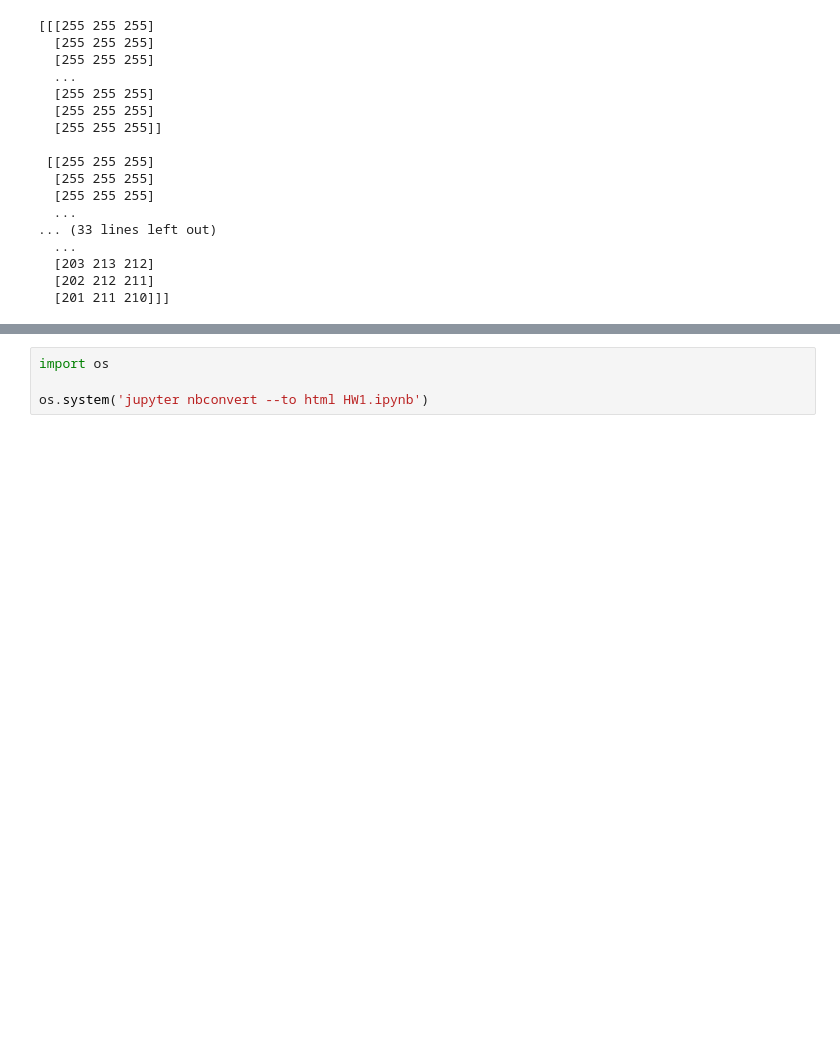
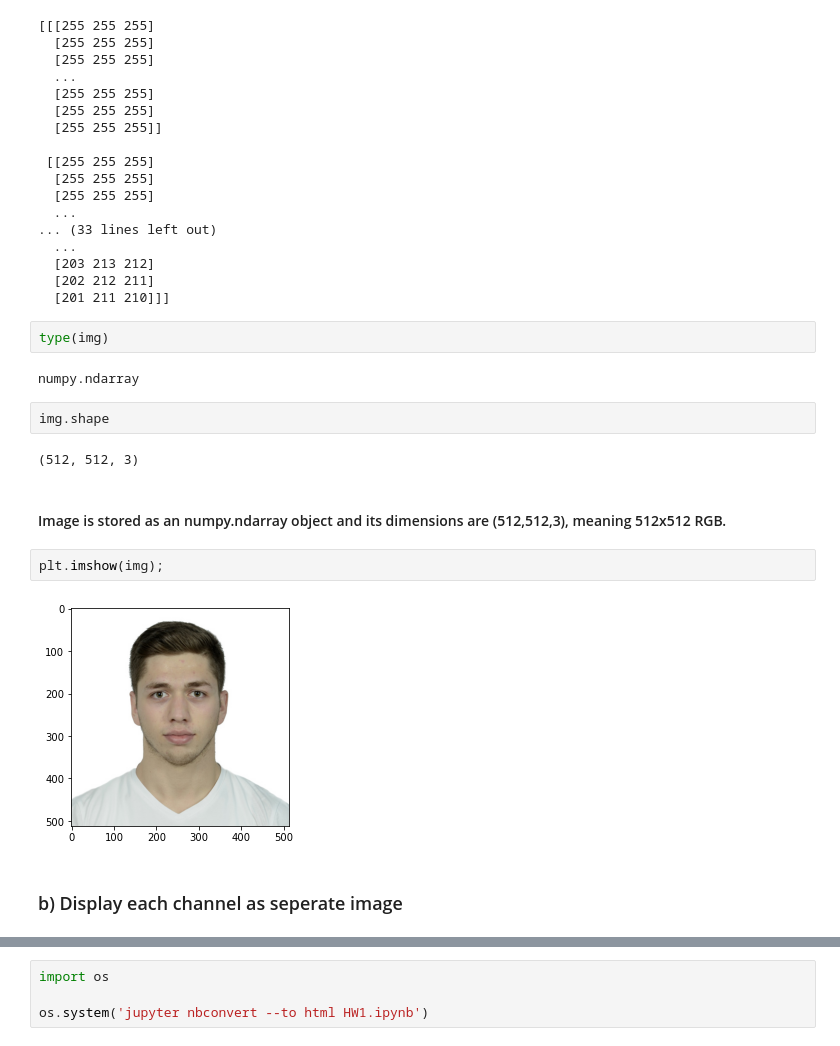
Before and after one commit to sencer4898/fall21-sencer4898, a Jupyter notebook: files/HW1.ipynb, the cells around one changed output, grey strips where cells are left out. Drawn from its saved outputs; the diff is of its cells as text; blank space fills up the shorter version.

```diff
--- a/files/HW1.ipynb
+++ b/files/HW1.ipynb
@@ -195,3 +195,19 @@ print(img)
   [203 213 212]
   [202 212 211]
   [201 211 210]]]
+# %%
+type(img)
+# %% [output]
+numpy.ndarray
+# %%
+img.shape
+# %% [output]
+(512, 512, 3)
+# %% [markdown]
+#### Image is stored as an numpy.ndarray object and its dimensions are (512,512,3), meaning 512x512 RGB.
+# %%
+plt.imshow(img);
+# %% [output]
+[figure, added]
+# %% [markdown]
+### b) Display each channel as seperate image
```
Also changed, not shown: parts of 5 cells of this notebook, 1 other file.
